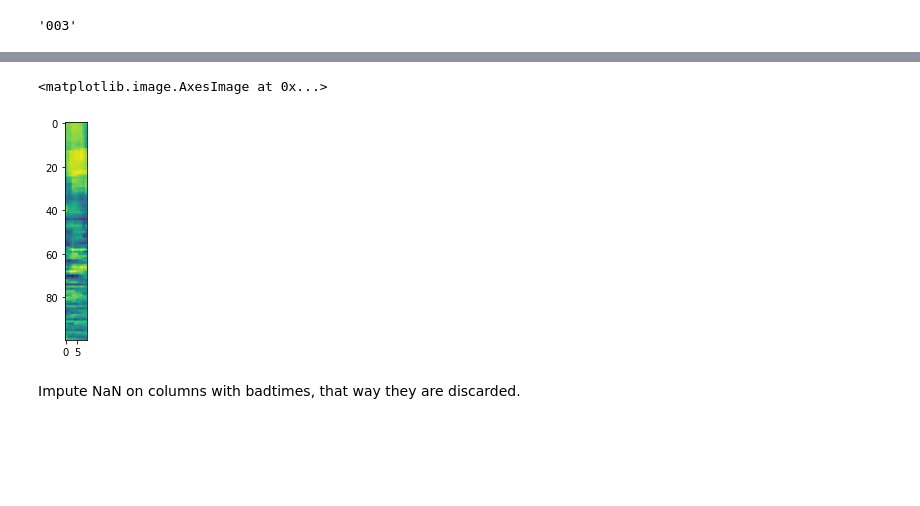
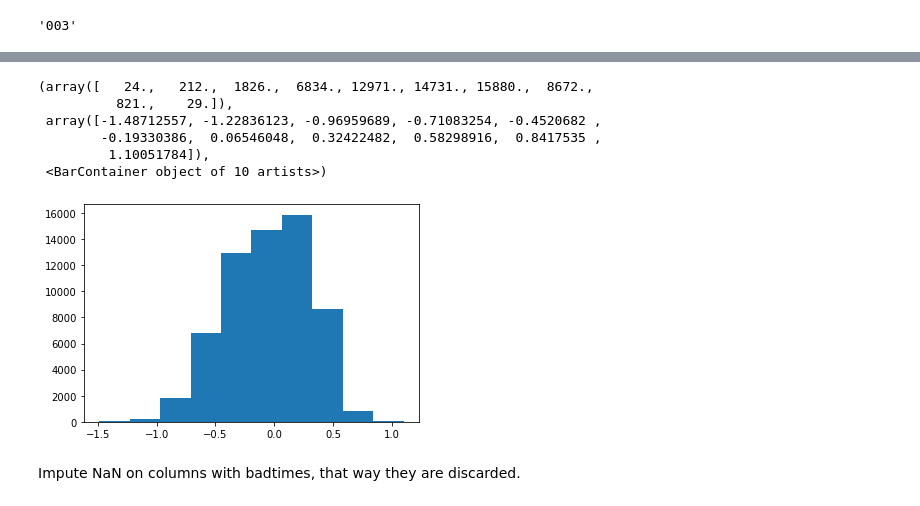
Before and after one commit to gdelfe/Deep_Learning_for_neural_decoding_of_spleep_awake_brain, a Jupyter notebook: notebooks/Load Spectrograms-Accelerated.ipynb, the cells around one changed output, grey strips where cells are left out. Cells and saved outputs as stored; diff of their text form; code cells hidden in the pictures; blank space fills up the shorter version.

```diff
--- a/notebooks/Load Spectrograms-Accelerated.ipynb
+++ b/notebooks/Load Spectrograms-Accelerated.ipynb
@@ -226,8 +233,15 @@ plt.imshow(np.load('../../data/move/180326_003_62_win2_move.npy')[0].T)
 # %%
-plt.imshow(np.load('../../data/sleep/180326_003_62_win112_sleep.npy')[0].T)
+sleep = np.load('../../data/sleep/180326_003_62_win112_sleep.npy')
-# %% [output]
-<matplotlib.image.AxesImage at 0x...>
-[figure, removed]
+# %%
+plt.hist(sleep.flatten())
+# %% [output]
+(array([   24.,   212.,  1826.,  6834., 12971., 14731., 15880.,  8672.,
+          821.,    29.]),
+ array([-1.48712557, -1.22836123, -0.96959689, -0.71083254, -0.4520682 ,
+        -0.19330386,  0.06546048,  0.32422482,  0.58298916,  0.8417535 ,
+         1.10051784]),
+ <BarContainer object of 10 artists>)
+[figure, added]
 # %%
 plt.imshow(ztotSpec.T[:,:1003])
 # %%
```
Also changed, not shown: parts of 4 cells of this notebook.
